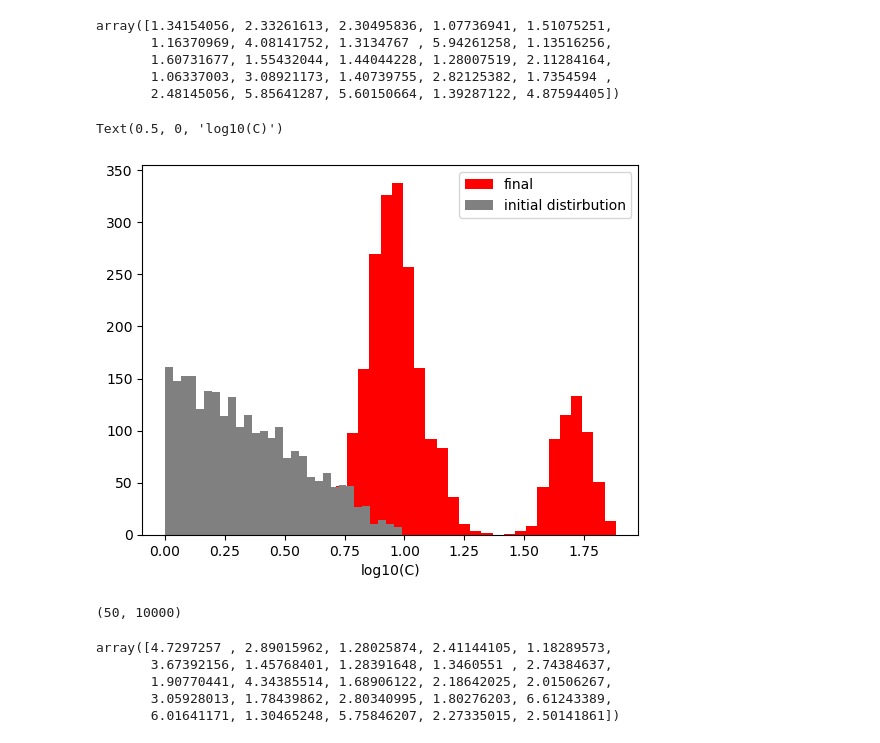
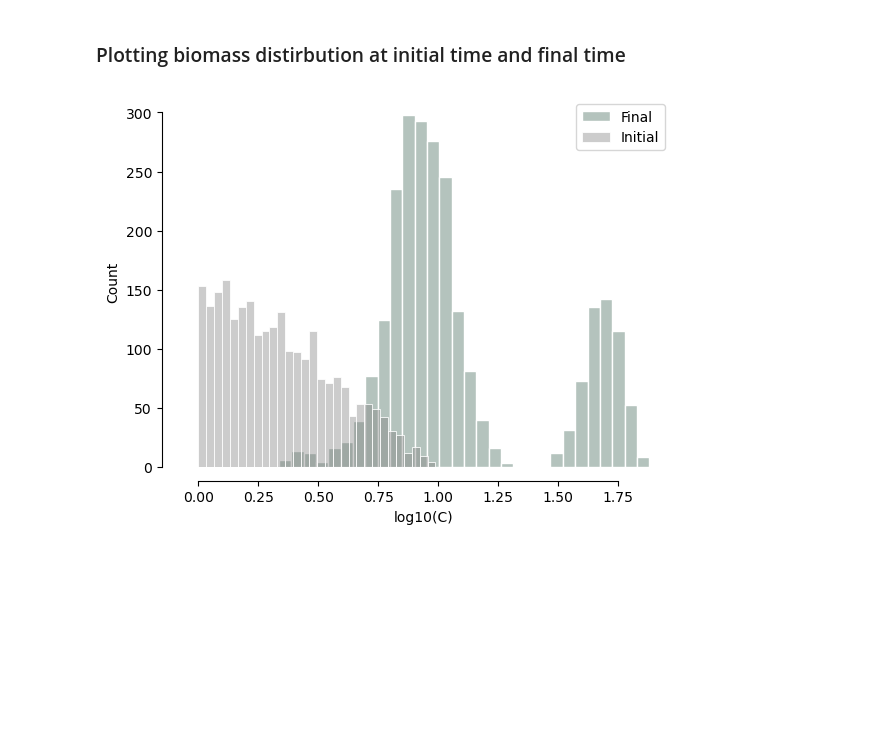
Before and after one commit to IVAN-Hu-yi/CellSizeBCA, a Jupyter notebook: Code/simulation.ipynb, the cells around one changed output. Saved outputs shown, nothing was run; the diff lists cells and outputs as text; code cells hidden in the pictures; blank space fills up the shorter version.

Commit message:
Tidying the notebook for plotting

```diff
--- a/Code/simulation.ipynb
+++ b/Code/simulation.ipynb
@@ -93,4 +83,5 @@ Rt.shape
 # %%
-for i in range(M):
-    plt.plot(t, Rt[i, :])
+for i in range(N):
+        #Ct = Ct_assemblies[j]
+        sns.scatterplot(x=t, y=Ct[i, :])
 # %% [output]
@@ -98,6 +88,0 @@ for i in range(M):
-# %%
-for j in range(assemlies):
-    Ct = Ct_assemblies[j]
-    t = time_assemblies[j]
-    for i in range(N):
-        plt.plot(t, Ct[i, :])
@@ -126,4 +88,0 @@ Ct_assemblies
-# %%
-for i in range(N):
-        #Ct = Ct_assemblies[j]
-        plt.plot(t, Ct[i, :])
@@ -132,10 +89,3 @@ for i in range(N):
-# %%
-mass = Ct_assemblies[i]
-mass[:, 1]
-# %% [output]
-array([1.34154056, 2.33261613, 2.30495836, 1.07736941, 1.51075251,
-       1.16370969, 4.08141752, 1.3134767 , 5.94261258, 1.13516256,
-       1.60731677, 1.55432044, 1.44044228, 1.28007519, 2.11284164,
-       1.06337003, 3.08921173, 1.40739755, 2.82125382, 1.7354594 ,
-       2.48145056, 5.85641287, 5.60150664, 1.39287122, 4.87594405])
+# %% [markdown]
+### Plotting biomass distirbution at initial time and final time
 # %%
@@ -147,14 +99,16 @@ for i in range(len(para_assemblies)):
     mass = Ct_assemblies[i]
     final[i*N:(i+1)*N] = mass[:, -1]
 # %%
-plt.hist(np.log10(final), label='final', color='red', bins=30)
-plt.hist(np.log10(initial), label='initial distirbution', color='grey', bins=30)
+# Plot
+sns.histplot(
+    np.log10(final), label='Final', color='#456B5C',
+    bins=30, alpha=0.4,
+    edgecolor='white')
+sns.histplot(np.log10(initial), label='Initial', color='grey',
+             bins=30, alpha=0.4,
+             edgecolor='white')
 plt.legend()
 plt.xlabel('log10(C)')
+sns.despine(offset=10, trim=True)
 # %% [output]
-Text(0.5, 0, 'log10(C)')
-[figure, old version]
+[figure, new version]
-# %%
-Rt.shape
-# %% [output]
-(50, 10000)
@@ -163,11 +115,3 @@ species1vg = []
-# %%
-Ct[:, i]
-# %% [output]
-array([4.7297257 , 2.89015962, 1.28025874, 2.41144105, 1.18289573,
-       3.67392156, 1.45768401, 1.28391648, 1.3460551 , 2.74384637,
-       1.90770441, 4.34385514, 1.68906122, 2.18642025, 2.01506267,
-       3.05928013, 1.78439862, 2.80340995, 1.80276203, 6.61243389,
-       6.01641171, 1.30465248, 5.75846207, 2.27335015, 2.50141861])
 # %%
 species1vg = []
 m1 = []
```
Also changed, not shown: parts of 23 cells of this notebook, 2 other files.
